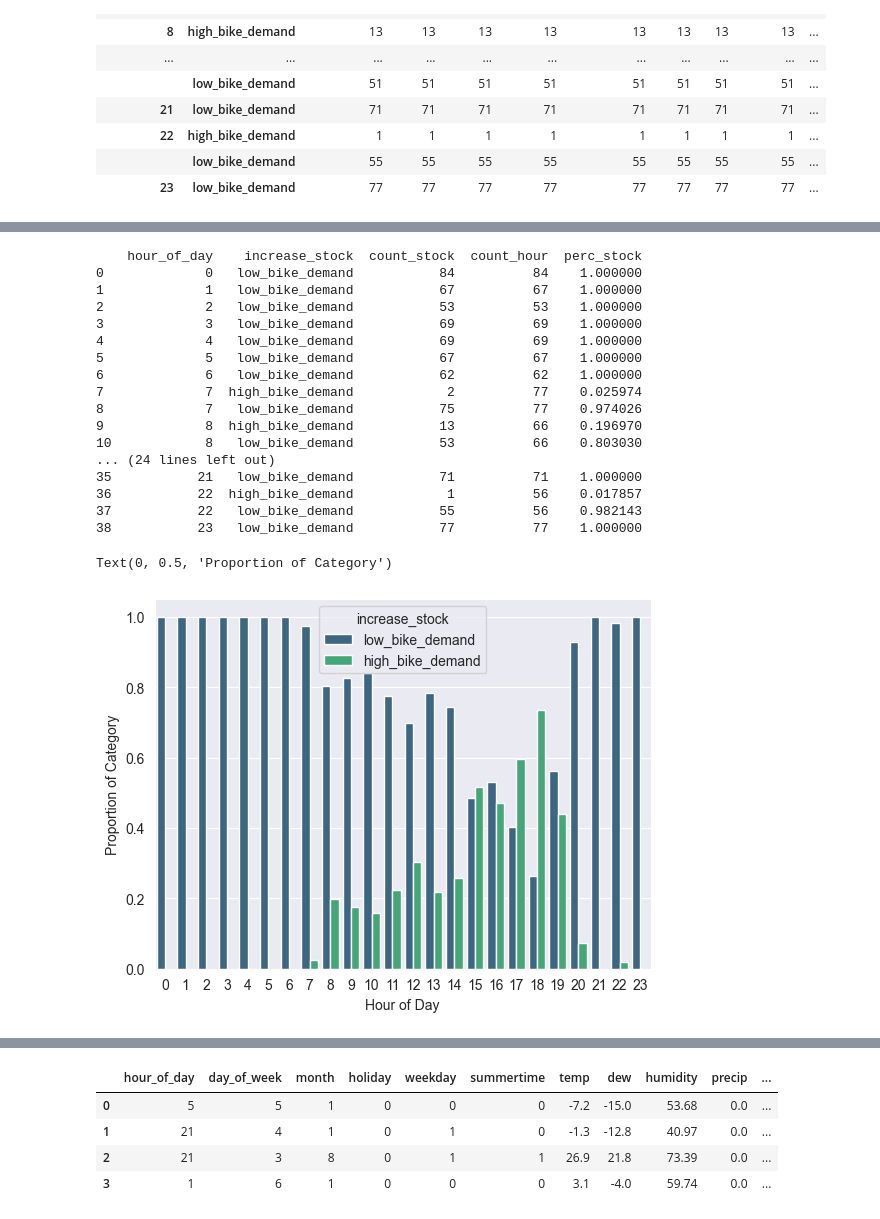
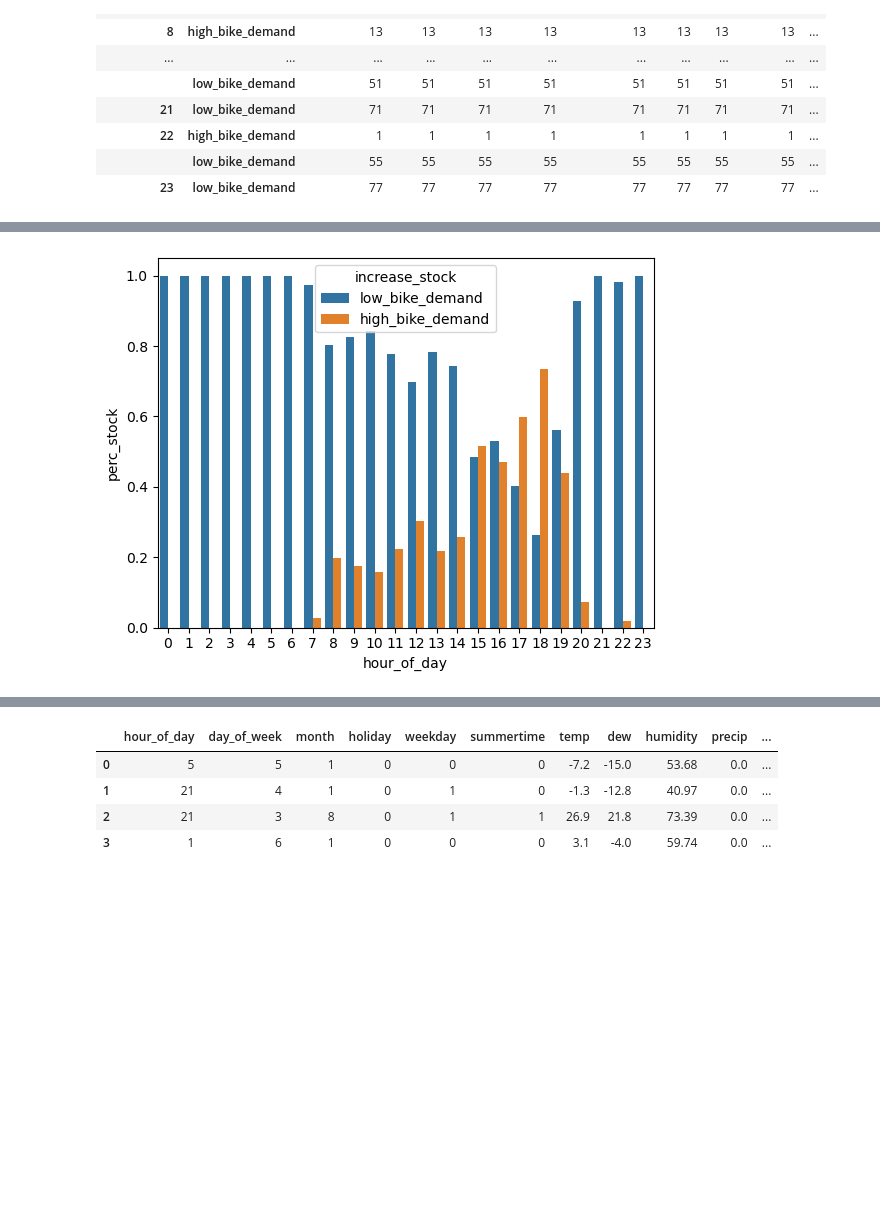
Before and after one commit to vaughankraska/BIKES_SML, a Jupyter notebook: notebooks/es_data_exporation.ipynb, the cells around one changed output, grey strips where cells are left out. Drawn from its saved outputs; the diff is of its cells as text; code cells hidden in the pictures; blank space fills up the shorter version.

```diff
--- a/notebooks/es_data_exporation.ipynb
+++ b/notebooks/es_data_exporation.ipynb
@@ -152,32 +145,10 @@ plt.xlabel('Day Of Week')
 # %%
 # Percentage of high/low bike demand hour of the day
 df_hour = data_time.groupby(['hour_of_day', "increase_stock"]).count().reset_index().drop(columns =["month"])
 df_help = data_time["hour_of_day"].value_counts().reset_index()
 df_hour = pd.merge(df_hour,df_help,left_on= df_hour["hour_of_day"], right_on= df_help["hour_of_day"], how = "inner").drop(columns =["hour_of_day_y","key_0"])
 df_hour = df_hour.rename(columns={"day_of_week": "count_stock","count":"count_hour","hour_of_day_x":"hour_of_day"})
 df_hour["perc_stock"] = df_hour["count_stock"] / df_hour["count_hour"]
-print(df_hour)
-_ = sns.barplot(data = df_hour, x="hour_of_day",y="perc_stock", hue = "increase_stock", palette='viridis')
-plt.xlabel('Hour of Day')
-plt.ylabel('Proportion of Category')
-# plt.savefig('../figures/bar_hour_of_day.png', format='png',bbox_inches='tight',transparent=True)
+_ = sns.barplot(data = df_hour, x="hour_of_day",y="perc_stock", hue = "increase_stock")
 # %% [output]
-    hour_of_day    increase_stock  count_stock  count_hour  perc_stock
-0             0   low_bike_demand           84          84    1.000000
-1             1   low_bike_demand           67          67    1.000000
-2             2   low_bike_demand           53          53    1.000000
-3             3   low_bike_demand           69          69    1.000000
-4             4   low_bike_demand           69          69    1.000000
-5             5   low_bike_demand           67          67    1.000000
-6             6   low_bike_demand           62          62    1.000000
-7             7  high_bike_demand            2          77    0.025974
-8             7   low_bike_demand           75          77    0.974026
-9             8  high_bike_demand           13          66    0.196970
-10            8   low_bike_demand           53          66    0.803030
-... (24 lines left out)
-35           21   low_bike_demand           71          71    1.000000
-36           22  high_bike_demand            1          56    0.017857
-37           22   low_bike_demand           55          56    0.982143
-38           23   low_bike_demand           77          77    1.000000
-Text(0, 0.5, 'Proportion of Category')
-[figure, old version]
+[figure, new version]
```
Also changed, not shown: parts of 24 cells of this notebook, 2 other files.
